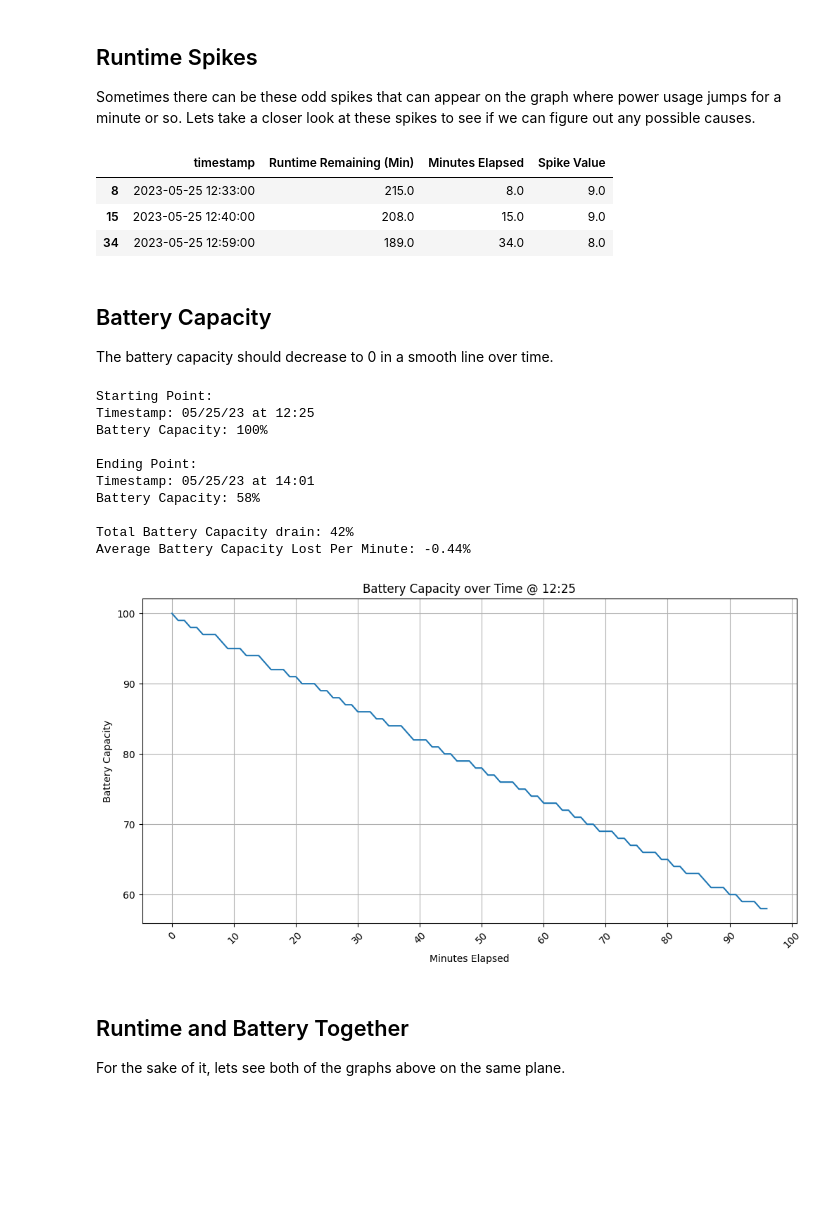
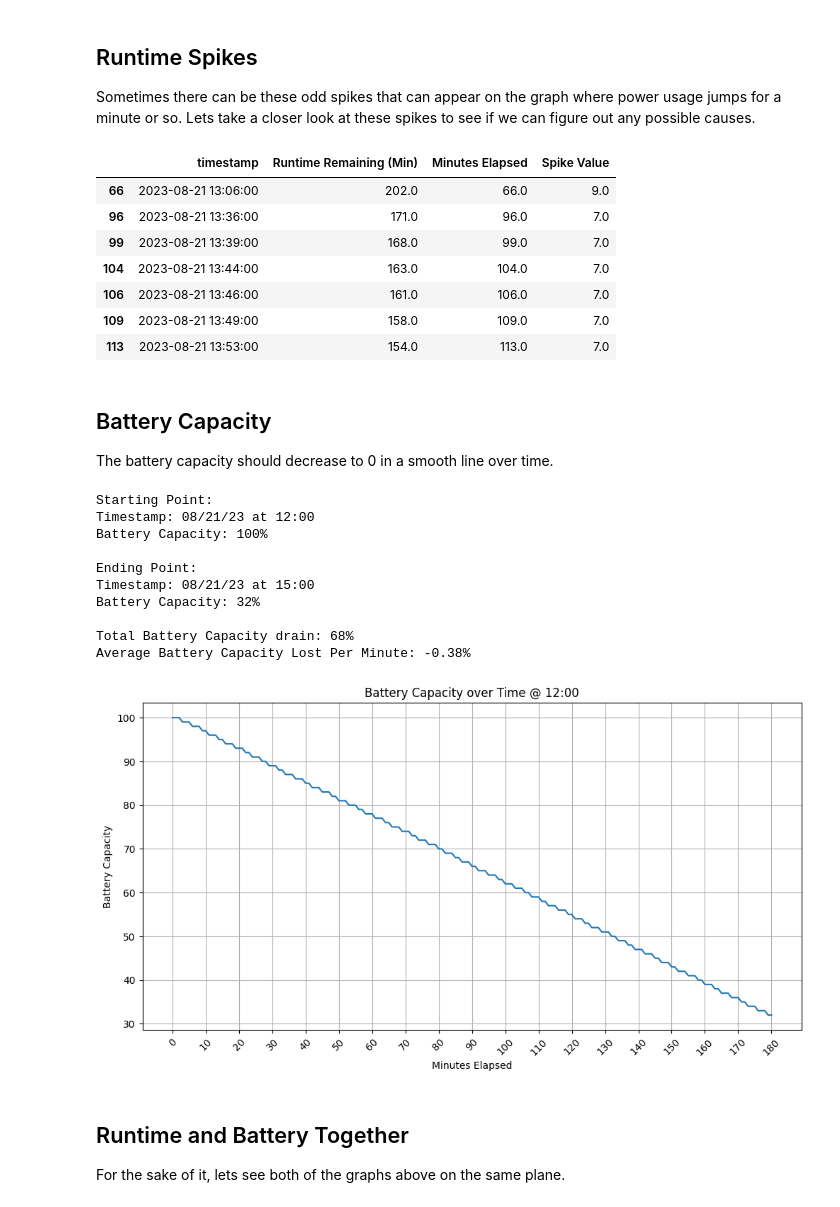
Before and after one commit to DevonCasey/UPSDataVis, a Jupyter notebook: ups_data.ipynb, the cells around one changed output. Saved outputs shown, nothing was run; the diff lists cells and outputs as text; code cells hidden in the pictures; blank space fills up the shorter version.

```diff
--- a/ups_data.ipynb
+++ b/ups_data.ipynb
@@ -16,15 +16,16 @@ from sklearn.metrics import mean_squared_error, r2_score
 from pprint import pprint
 # %%
 # Read the CSV file and clean up junk rows created by log dump
-df = pd.read_csv('data/dhs_building_ups_battery_2.csv', header=2)
+df = pd.read_csv('data/wclne_building_ups_battery.csv', header=2)
 
 # Drop row defining unit of data
 df = df.drop(index=0)
 
-# Drop the 8 empty columns, need to figure out in what cases they are present
-df = df.drop(df.iloc[:, 1:9], axis = 1)
-df.head(5)
+# Drop the 8 empty columns, sometimes with dual battery UPS units there are unnecessary columns here.
+#df = df.drop(df.iloc[:, 1:9], axis = 1)
 
 # Changes Battery Capacity and Runtime Remaining to a float, sometimes it gets imported as a string.
-df['Battery Capacity.1'] = df['Battery Capacity.1'].astype(float)
+df['Battery Capacity'] = df['Battery Capacity'].astype(float)
 df['Runtime Remaining (Min)'] = df['Runtime Remaining (Min)'].astype(float)
+
+df.head(5)
@@ -38,12 +46,12 @@ Data needs to be typed properly. The timestamp column is just a string that repr
 df['timestamp'] = pd.to_datetime(df['timestamp'])
 
 # Filter rows based on timestamp
-cutoff_time = pd.to_datetime('2023-05-25 12:25')
+cutoff_time = pd.to_datetime('2023-08-21 00:00')
 filtered_df = df[df['timestamp'] >= cutoff_time]
 
 # Set the desired start and end time for plotting
-start_time = pd.to_datetime('2023-05-25 12:25')
-end_time = pd.to_datetime('2023-05-25 14:01')
+start_time = pd.to_datetime('2023-08-21 12:00')
+end_time = pd.to_datetime('2023-08-21 15:00')
 
 # Filter rows after start time and before end time
 filtered_df = filtered_df[(filtered_df['timestamp'] >= start_time) & (filtered_df['timestamp'] <= end_time)]
@@ -178,16 +186,20 @@ spike_df['Spike Value'] = spike_df['Runtime Remaining (Min)'] - filtered_df['Run
 spike_df[['timestamp', 'Runtime Remaining (Min)', 'Minutes Elapsed', 'Spike Value']]
 # %% [output]
 |  | timestamp | Runtime Remaining (Min) | Minutes Elapsed | Spike Value |
-| 8 | 2023-05-25 12:33:00 | 215.0 | 8.0 | 9.0 |
-| 15 | 2023-05-25 12:40:00 | 208.0 | 15.0 | 9.0 |
-| 34 | 2023-05-25 12:59:00 | 189.0 | 34.0 | 8.0 |
+| 66 | 2023-08-21 13:06:00 | 202.0 | 66.0 | 9.0 |
+| 96 | 2023-08-21 13:36:00 | 171.0 | 96.0 | 7.0 |
+| 99 | 2023-08-21 13:39:00 | 168.0 | 99.0 | 7.0 |
+| 104 | 2023-08-21 13:44:00 | 163.0 | 104.0 | 7.0 |
+| 106 | 2023-08-21 13:46:00 | 161.0 | 106.0 | 7.0 |
+| 109 | 2023-08-21 13:49:00 | 158.0 | 109.0 | 7.0 |
+| 113 | 2023-08-21 13:53:00 | 154.0 | 113.0 | 7.0 |
 # %% [markdown]
 ## Battery Capacity
 The battery capacity should decrease to 0 in a smooth line over time.
 # %%
 # Plot the data for Battery Capacity over Time
 fig, ax = plt.subplots(figsize=(12, 6))
-ax.plot(filtered_df['Minutes Elapsed'], filtered_df['Battery Capacity.1'])
+ax.plot(filtered_df['Minutes Elapsed'], filtered_df['Battery Capacity'])
 ax.set_xlabel('Minutes Elapsed')
 ax.set_ylabel('Battery Capacity')
 ax.set_title('Battery Capacity over Time @ ' + start_time.strftime("%H:%M"))
@@ -198,43 +210,43 @@ ax.xaxis.set_major_locator(loc_x)
 ax.yaxis.set_major_locator(loc_y)
 
 plt.xticks(rotation=45)
 plt.grid(True)
 
 # Print data at starting and ending points
 start_data = filtered_df.iloc[0]
 end_data = filtered_df.iloc[-1]
 
 # Calculate total change in runtime
-total_change = filtered_df['Battery Capacity.1'].iloc[-1] - filtered_df['Battery Capacity.1'].iloc[0]
+total_change = filtered_df['Battery Capacity'].iloc[-1] - filtered_df['Battery Capacity'].iloc[0]
 
 # Calculate the average battery capacity lost every minute
-total_capacity_lost = filtered_df['Battery Capacity.1'].iloc[-1] - filtered_df['Battery Capacity.1'].iloc[0]
+total_capacity_lost = filtered_df['Battery Capacity'].iloc[-1] - filtered_df['Battery Capacity'].iloc[0]
 total_minutes = (end_time - start_time).total_seconds() / 60
 average_capacity_lost_per_minute = total_capacity_lost / total_minutes
 
 # Display calculated data
 print("Starting Point:")
 print("Timestamp:", start_time.strftime("%D at %H:%M"))
-print(f"Battery Capacity: {start_data['Battery Capacity.1']:.0f}%")
+print(f"Battery Capacity: {start_data['Battery Capacity']:.0f}%")
 
 print("\nEnding Point:")
 print("Timestamp:", end_time.strftime("%D at %H:%M"))
-print(f"Battery Capacity: {end_data['Battery Capacity.1']:.0f}%")
+print(f"Battery Capacity: {end_data['Battery Capacity']:.0f}%")
 
 print(f"\nTotal Battery Capacity drain: {-(total_change):.0f}%")
 print(f"Average Battery Capacity Lost Per Minute: {average_capacity_lost_per_minute:.2f}%")
 # %% [output]
 Starting Point:
-Timestamp: 05/25/23 at 12:25
+Timestamp: 08/21/23 at 12:00
 Battery Capacity: 100%
 
 Ending Point:
-Timestamp: 05/25/23 at 14:01
-Battery Capacity: 58%
+Timestamp: 08/21/23 at 15:00
+Battery Capacity: 32%
 
-Total Battery Capacity drain: 42%
-Average Battery Capacity Lost Per Minute: -0.44%
+Total Battery Capacity drain: 68%
+Average Battery Capacity Lost Per Minute: -0.38%
-[figure, old version]
+[figure, new version]
 # %% [markdown]
 ## Runtime and Battery Together
 For the sake of it, lets see both of the graphs above on the same plane.
```
Also changed, not shown: parts of 5 cells of this notebook.
